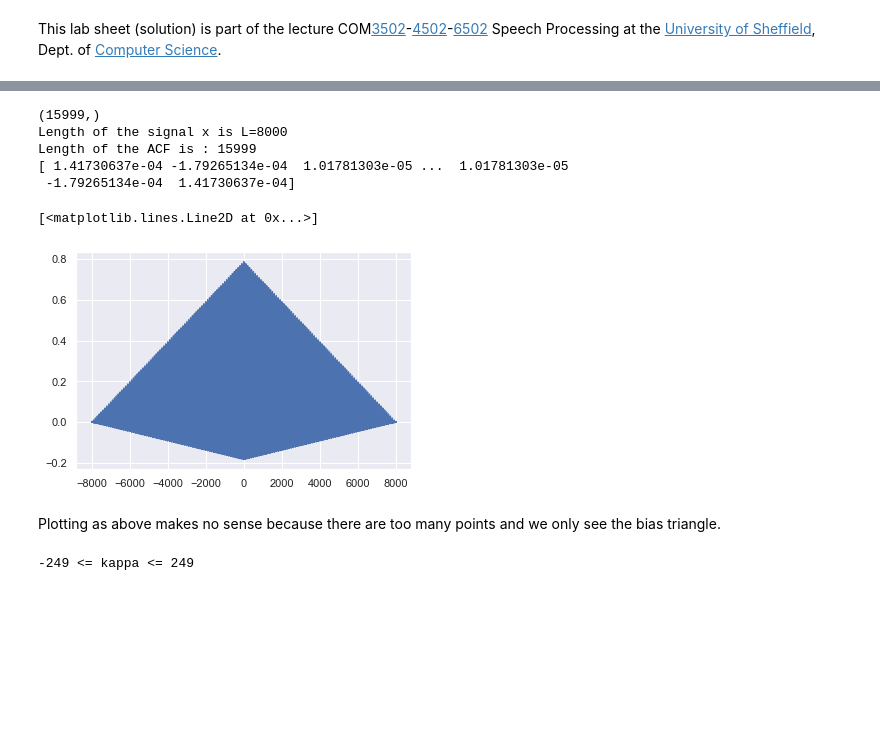
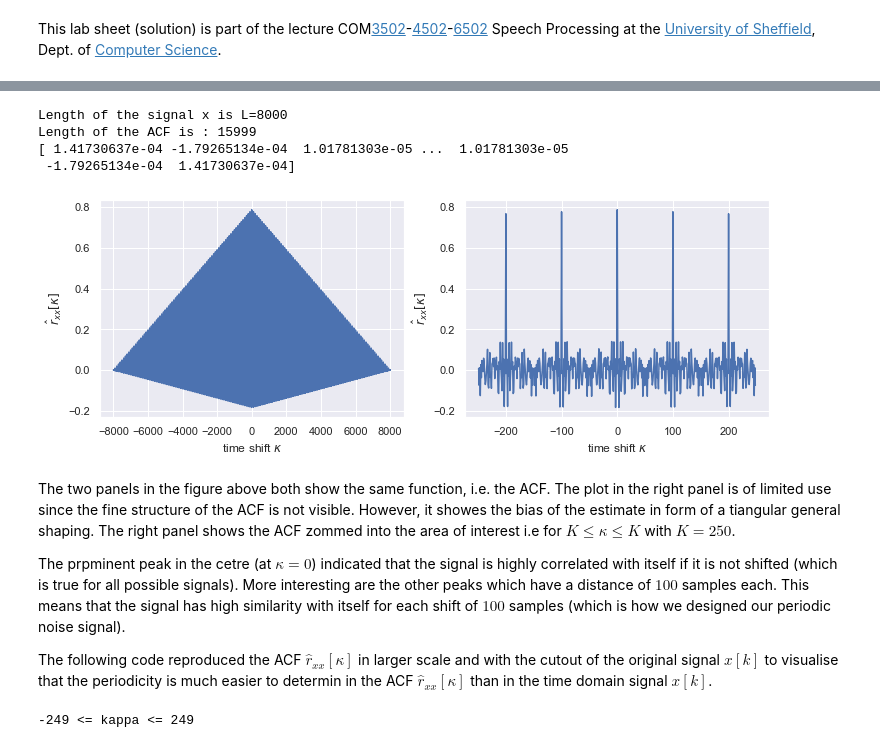
Before and after one commit to sap-shef/SpeechProcesssingLab, a Jupyter notebook: Lab-Sheet-Solutions/Lab-Sheet-7-Solution.ipynb, the cells around one changed output, grey strips where cells are left out. Saved outputs shown, nothing was run; the diff lists cells and outputs as text; code cells hidden in the pictures; blank space fills up the shorter version.

```diff
--- a/Lab-Sheet-Solutions/Lab-Sheet-7-Solution.ipynb
+++ b/Lab-Sheet-Solutions/Lab-Sheet-7-Solution.ipynb
@@ -134,27 +136,43 @@ In other words, the autocorrelation is symmetric regarding $\kappa=0$.
 # %%
 K = 250  # upper/lower limit for lag in ACF
 
-# compute and truncate ACF
+# compute the ACF
 acf = 1/len(x) * np.correlate(x, x, mode='full')
 
-print(acf.shape)
+
 print('Length of the signal x is L=' + str(len(x)))
 print('Length of the ACF is : ' + str(len(acf)))
 print(acf)
 
+# plot ACF over full length
 kappa = np.arange(-(L-1), L)
-plt.figure()
+plt.figure(figsize=(12,4))
+plt.subplot(1,2,1)
 plt.plot(kappa,acf)
+plt.xlabel('time shift $\kappa$')
+plt.ylabel('$\hat{r}_{xx}[\kappa]$')
+
+# truncate ACF and plot area of interest around the center
+acf_center=(len(x)-1)
+kappa = np.arange(-(L-1), L)
+plt.subplot(1,2,2)
+plt.plot(kappa[acf_center-(K-1):acf_center+(K-1)],
+         acf[acf_center-(K-1):acf_center+(K-1)])
+plt.xlabel('time shift $\kappa$')
+plt.ylabel('$\hat{r}_{xx}[\kappa]$')
+None # suppress last output
 # %% [output]
-(15999,)
 Length of the signal x is L=8000
 Length of the ACF is : 15999
 [ 1.41730637e-04 -1.79265134e-04  1.01781303e-05 ...  1.01781303e-05
  -1.79265134e-04  1.41730637e-04]
-[<matplotlib.lines.Line2D at 0x...>]
-[figure, old version]
+[figure, new version]
-# %% [markdown]
-Plotting as above makes no sense because there are too many points and we only see the bias triangle.
+# %% [markdown]
+The two panels in the figure above both show the same function, i.e. the ACF. The plot in the right panel is of limited use since the fine structure of the ACF is not visible. However, it showes the bias of the estimate in form of a tiangular general shaping. The right panel shows the ACF zommed into the area of interest i.e for $K \leq \kappa \leq K$ with $K=250$.
+
+The prpminent peak in the cetre (at $\kappa=0$) indicated that the signal is highly correlated with itself if it is not shifted (which is true for all possible signals). More interesting are the other peaks which have a distance of $100$ samples each. This means that the signal has high similarity with itself for each shift of $100$ samples (which is how we designed our periodic noise signal).
+
+The following code reproduced the ACF $\hat{r}_{xx}[\kappa]$ in larger scale and with the cutout of the original signal $x[k]$ to visualise that the periodicity is much easier to determin in the ACF $\hat{r}_{xx}[\kappa]$ than in the time domain signal $x[k]$.
 # %%
 # compute and truncate ACF
 acf = 1/len(x) * np.correlate(x, x, mode='full')
```
Also changed, not shown: parts of 21 cells of this notebook.
